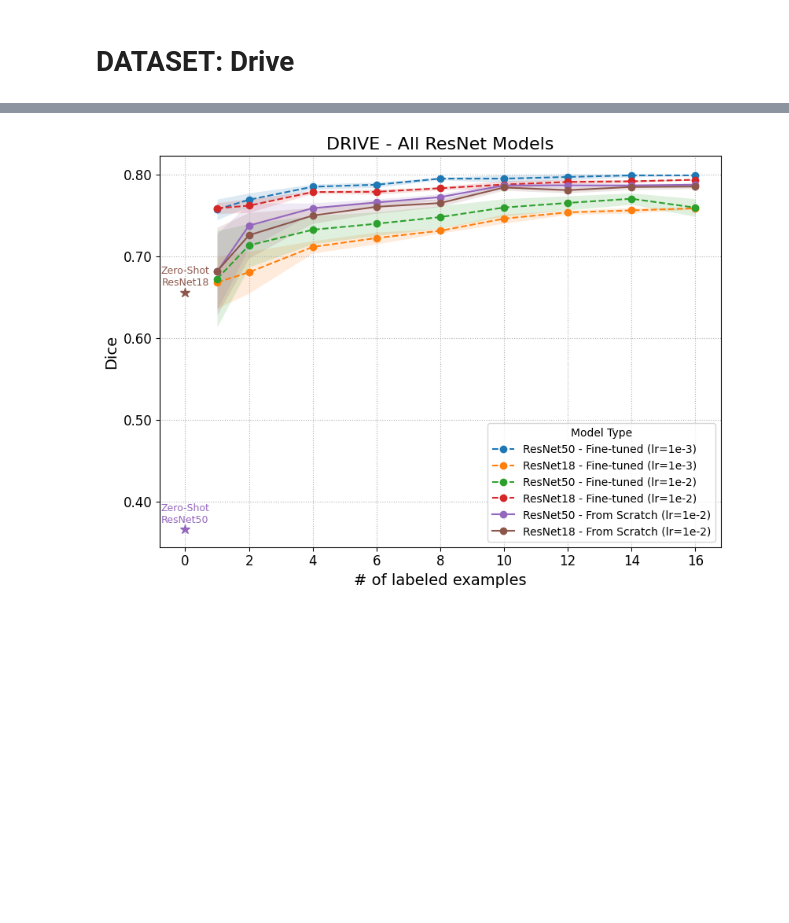
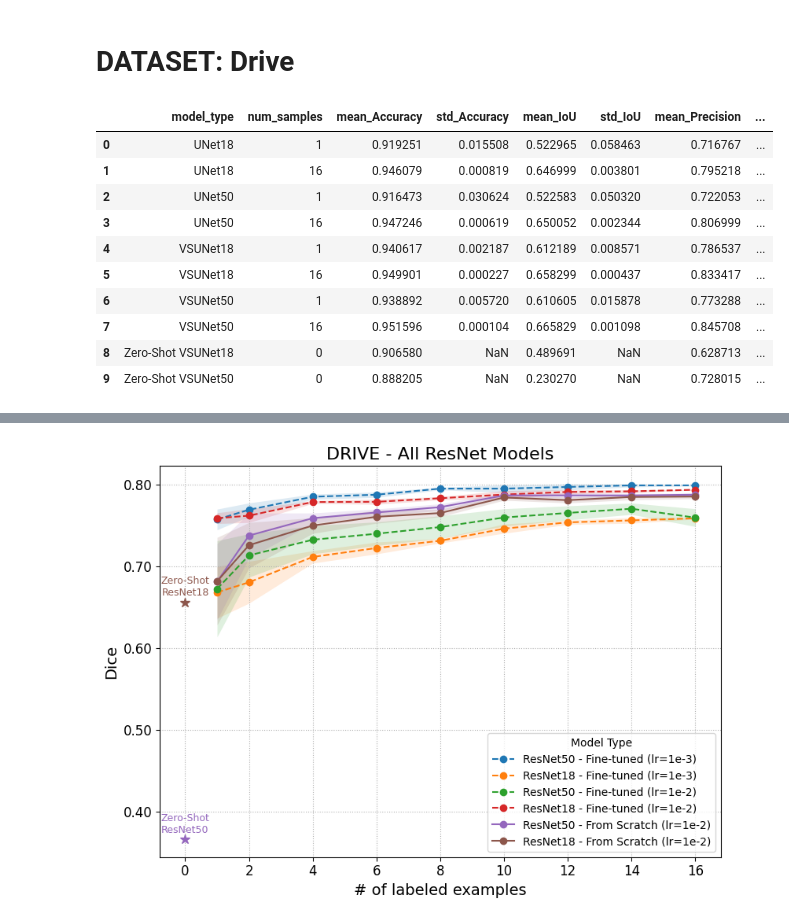
Before and after one commit to galvaowesley/vess-shape-experiments, a Jupyter notebook: 04_evaluation/models_evalation.ipynb, the cells around one changed output, grey strips where cells are left out. Saved outputs shown, nothing was run; the diff lists cells and outputs as text; code cells hidden in the pictures; blank space fills up the shorter version.

```diff
--- a/04_evaluation/models_evalation.ipynb
+++ b/04_evaluation/models_evalation.ipynb
@@ -227,0 +236,17 @@ all_results_drive.to_csv('all_inferences_results_on_drive.csv', index=False)
+# %%
+best_results_drive_filtered = best_results_drive[best_results_drive['num_samples'].isin([0, 1, 16])].copy()
+drive_results_summary = get_experiments_grouped_stats(best_results_drive_filtered, [ 'model_type', 'num_samples'], ['Accuracy','IoU', 'Precision', 'Recall', 'Dice', 'AUC'])
+drive_results_summary.to_csv('drive_results_summary.csv', index=False)
+drive_results_summary
+# %% [output]
+|  | model_type | num_samples | mean_Accuracy | std_Accuracy | mean_IoU | std_IoU | mean_Precision | ... |
+| 0 | UNet18 | 1 | 0.919251 | 0.015508 | 0.522965 | 0.058463 | 0.716767 | ... |
+| 1 | UNet18 | 16 | 0.946079 | 0.000819 | 0.646999 | 0.003801 | 0.795218 | ... |
+| 2 | UNet50 | 1 | 0.916473 | 0.030624 | 0.522583 | 0.050320 | 0.722053 | ... |
+| 3 | UNet50 | 16 | 0.947246 | 0.000619 | 0.650052 | 0.002344 | 0.806999 | ... |
+| 4 | VSUNet18 | 1 | 0.940617 | 0.002187 | 0.612189 | 0.008571 | 0.786537 | ... |
+| 5 | VSUNet18 | 16 | 0.949901 | 0.000227 | 0.658299 | 0.000437 | 0.833417 | ... |
+| 6 | VSUNet50 | 1 | 0.938892 | 0.005720 | 0.610605 | 0.015878 | 0.773288 | ... |
+| 7 | VSUNet50 | 16 | 0.951596 | 0.000104 | 0.665829 | 0.001098 | 0.845708 | ... |
+| 8 | Zero-Shot VSUNet18 | 0 | 0.906580 | NaN | 0.489691 | NaN | 0.628713 | ... |
+| 9 | Zero-Shot VSUNet50 | 0 | 0.888205 | NaN | 0.230270 | NaN | 0.728015 | ... |
```
Also changed, not shown: parts of 12 cells of this notebook, 1 other file.
